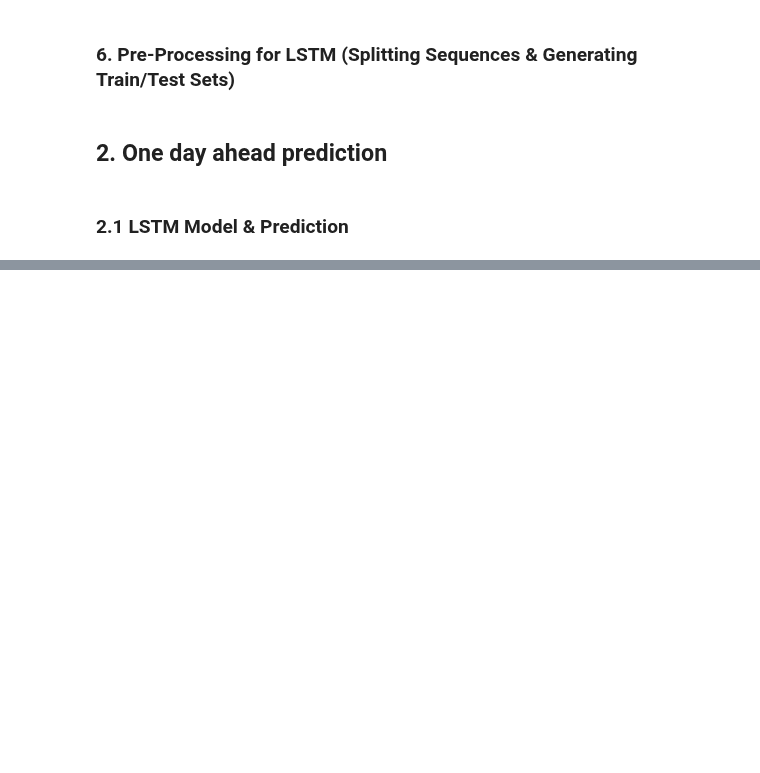
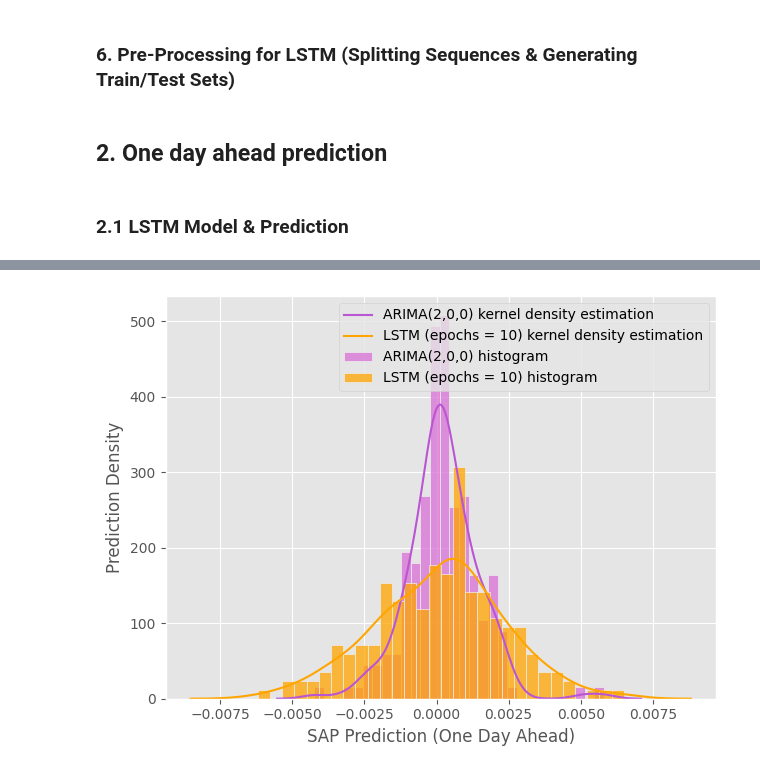
Before and after one commit to cem-akkus/Master, a Jupyter notebook: AssetReturnPrediction.ipynb, the cells around one changed output, grey strips where cells are left out. Cells and saved outputs as stored; diff of their text form; code cells hidden in the pictures; blank space fills up the shorter version.

```diff
--- a/AssetReturnPrediction.ipynb
+++ b/AssetReturnPrediction.ipynb
@@ -363,0 +427,5 @@ plt.tight_layout()
+# %%
+#arima model for sap asset return prediction
+model_arima_SAP = ARIMA(train_arima_SAP, order=autoarima_SAP.order)
+fitted_SAP = model_arima_SAP.fit()
+print(fitted_SAP.summary())
@@ -363,0 +479,11 @@ plt.tight_layout()
+# %%
+#adding back index to the dax predictions and actual values
+#min_comp = min(yhat_reshape_SAP.shape[0],len(predictions_arima_SAP))
+min_comp = min(yhat_SAP.shape[0],len(predictions_arima_SAP))
+
+
+pred_lstm = pd.Series(yhat_flat_SAP[-min_comp:],index=data_dict['SAP_DE']['1d_return'].iloc[-min_comp:].index)
+actual = pd.Series(Y_test_SAP[-min_comp:],index=data_dict['SAP_DE']['1d_return'].iloc[-min_comp:].index)
+pred_arima = pd.Series(predicted_arima_flat_SAP[-min_comp:],index=data_dict['SAP_DE']['1d_return'].iloc[-min_comp:].index)
+
+predictions_SAP = pd.concat([actual,pred_lstm, pred_arima], axis=1, keys=['actual','pred_lstm','pred_arima'])
@@ -363,0 +507,34 @@ plt.tight_layout()
+# %%
+# Setting up the bins parameter for consistency across histograms
+bins = 30  # Adjust the number of bins as needed
+
+# ARIMA Histogram
+sns.histplot(data=predictions_SAP, x='pred_arima', bins=bins, color='orchid', stat='density', label='ARIMA(2,0,0) histogram')
+
+# ARIMA KDE
+sns.kdeplot(data=predictions_SAP, x='pred_arima', color='mediumorchid', label='ARIMA(2,0,0) kernel density estimation')
+
+# LSTM Histogram
+sns.histplot(data=predictions_SAP, x='pred_lstm', bins=bins, color='orange', stat='density', label='LSTM (epochs = 10) histogram')
+
+# LSTM KDE
+sns.kdeplot(data=predictions_SAP, x='pred_lstm', color='orange', label='LSTM (epochs = 10) kernel density estimation')
+
+# Actual Histogram
+#sns.histplot(data=predictions_SAP, x='actual', bins=bins, color='blue', stat='density', label='Actual histogram')
+
+# Actual KDE
+#sns.kdeplot(data=predictions_SAP, x='actual', color='blue', label='Actual kernel density estimation')
+
+# Adding labels and adjusting layout
+plt.xlabel('SAP Prediction (One Day Ahead)')
+plt.ylabel('Prediction Density')
+plt.tight_layout()
+plt.legend()
+
+# Uncomment the following line if you want to save the figure
+#plt.savefig('hist_pred_sap.png')
+
+plt.show()
+# %% [output]
+[figure, added]
```
Also changed, not shown: parts of 24 cells of this notebook.
